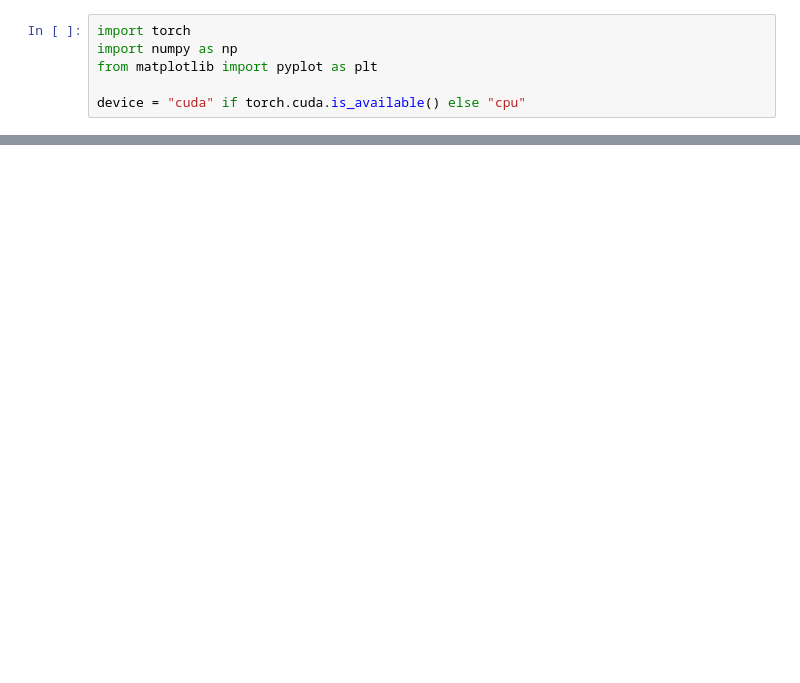
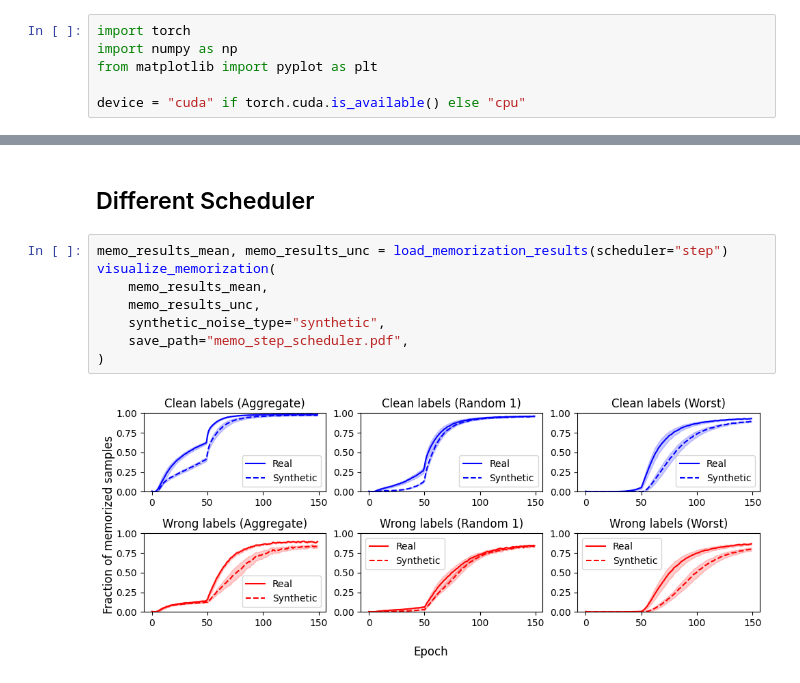
Before and after one commit to KlemenVovk/noisy-labels, a Jupyter notebook: src/reproducibility/memorization_effects/memorization.ipynb, the cells around one changed output, grey strips where cells are left out. Drawn from its saved outputs; the diff is of its cells as text; blank space fills up the shorter version.

```diff
--- a/src/reproducibility/memorization_effects/memorization.ipynb
+++ b/src/reproducibility/memorization_effects/memorization.ipynb
@@ -129,0 +215,12 @@ plt.show()
+# %% [markdown]
+## Different Scheduler
+# %%
+memo_results_mean, memo_results_unc = load_memorization_results(scheduler="step")
+visualize_memorization(
+    memo_results_mean,
+    memo_results_unc,
+    synthetic_noise_type="synthetic",
+    save_path="memo_step_scheduler.pdf",
+)
+# %% [output]
+[figure, added]
```
Also changed, not shown: parts of 14 cells of this notebook, 6 other files.
